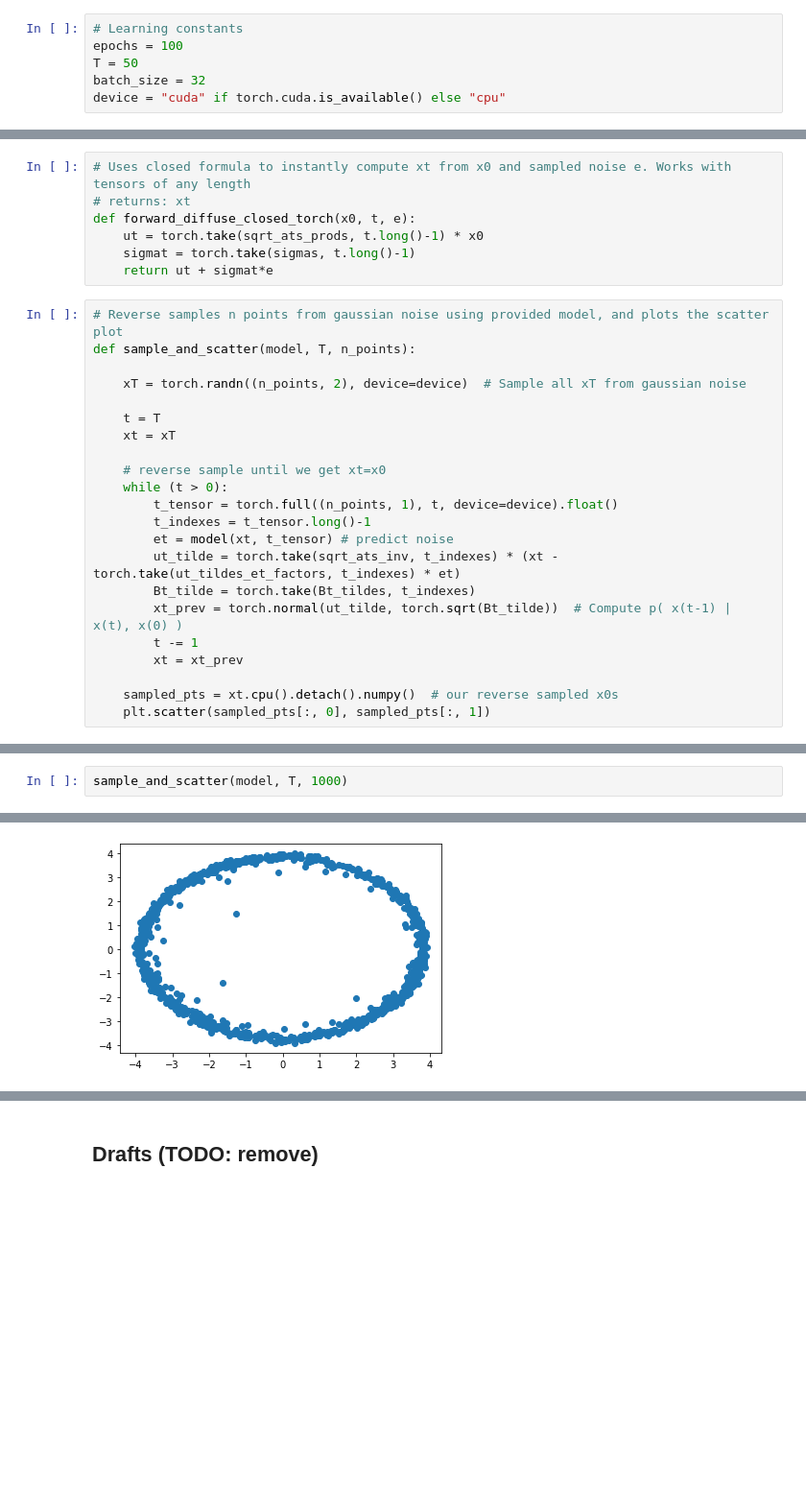
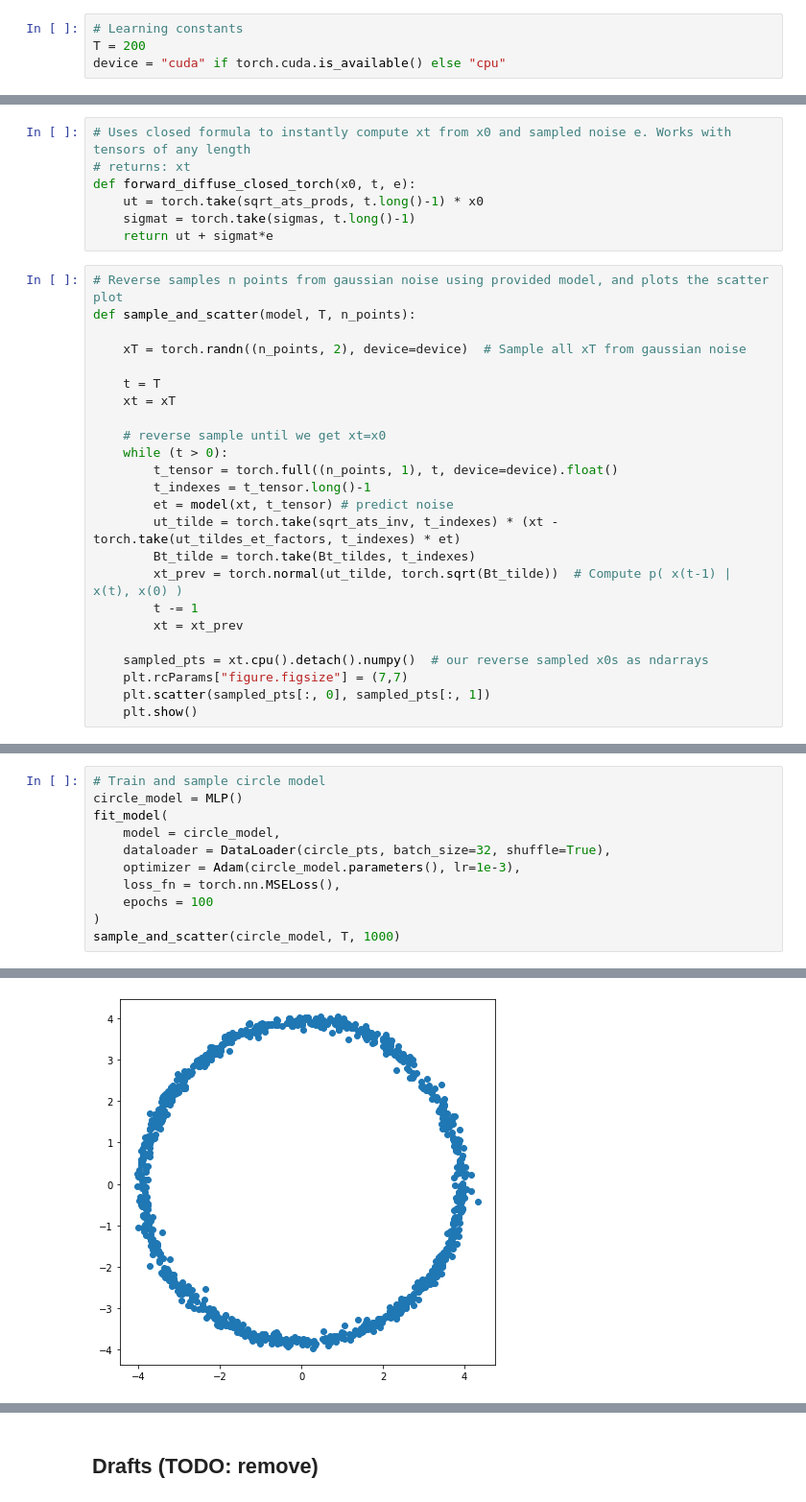
Before and after one commit to ZyzzGit/diffusion, a Jupyter notebook: DiffusionModels.ipynb, the cells around one changed output, grey strips where cells are left out. Shown at 96% size. Cells and saved outputs as stored; diff of their text form; blank space fills up the shorter version.

Commit message:
create fit function and train for all shapes

```diff
--- a/DiffusionModels.ipynb
+++ b/DiffusionModels.ipynb
@@ -179,8 +176,6 @@ plt.show
 # %%
 # Learning constants
-epochs = 100
-T = 50
-batch_size = 32
+T = 200
 device = "cuda" if torch.cuda.is_available() else "cpu"
 # %%
 # Layer embedding inputs using high-frequency sinusoidals
@@ -271,6 +266,8 @@ def sample_and_scatter(model, T, n_points):
         t -= 1
         xt = xt_prev
 
-    sampled_pts = xt.cpu().detach().numpy()  # our reverse sampled x0s
+    sampled_pts = xt.cpu().detach().numpy()  # our reverse sampled x0s as ndarrays
+    plt.rcParams["figure.figsize"] = (7,7)
     plt.scatter(sampled_pts[:, 0], sampled_pts[:, 1])
+    plt.show()
 # %%
@@ -335,3 +311,12 @@ epoch 100 loss: 0.553742746822536
 # %%
-sample_and_scatter(model, T, 1000)
+# Train and sample circle model
+circle_model = MLP()
+fit_model(
+    model = circle_model,
+    dataloader = DataLoader(circle_pts, batch_size=32, shuffle=True),
+    optimizer = Adam(circle_model.parameters(), lr=1e-3),
+    loss_fn = torch.nn.MSELoss(),
+    epochs = 100
+)
+sample_and_scatter(circle_model, T, 1000)
 # %% [output]
@@ -338 +340 @@ sample_and_scatter(model, T, 1000)
-[figure, old version]
+[figure, new version]
```
Also changed, not shown: parts of 5 cells of this notebook.
